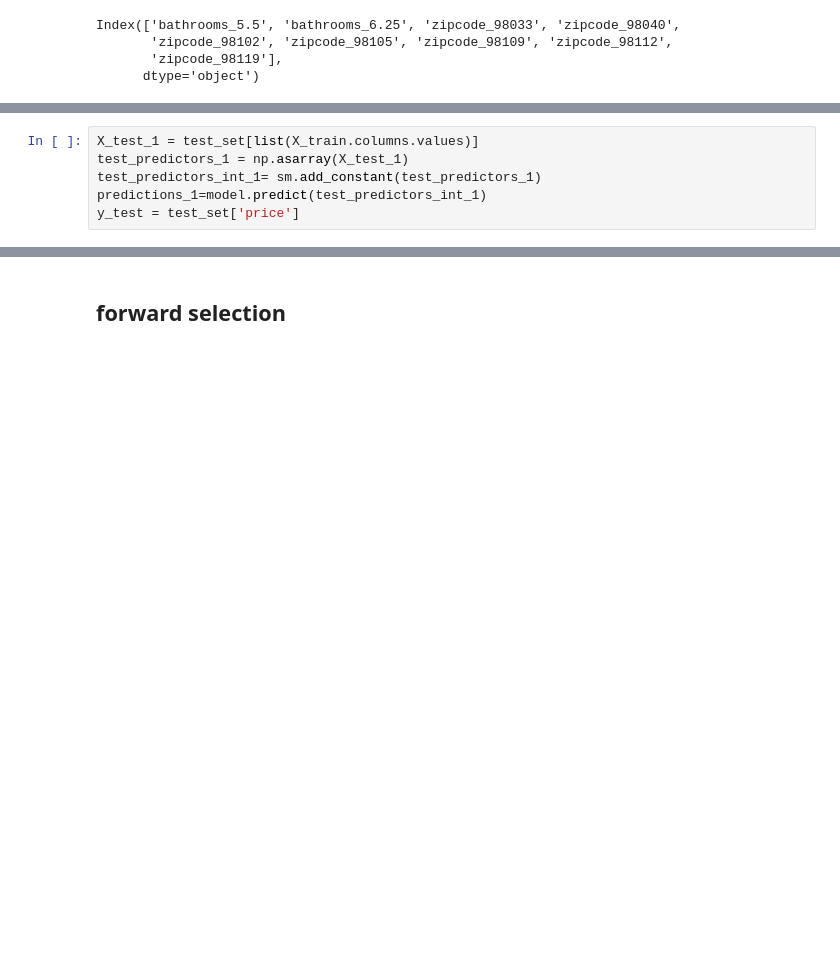
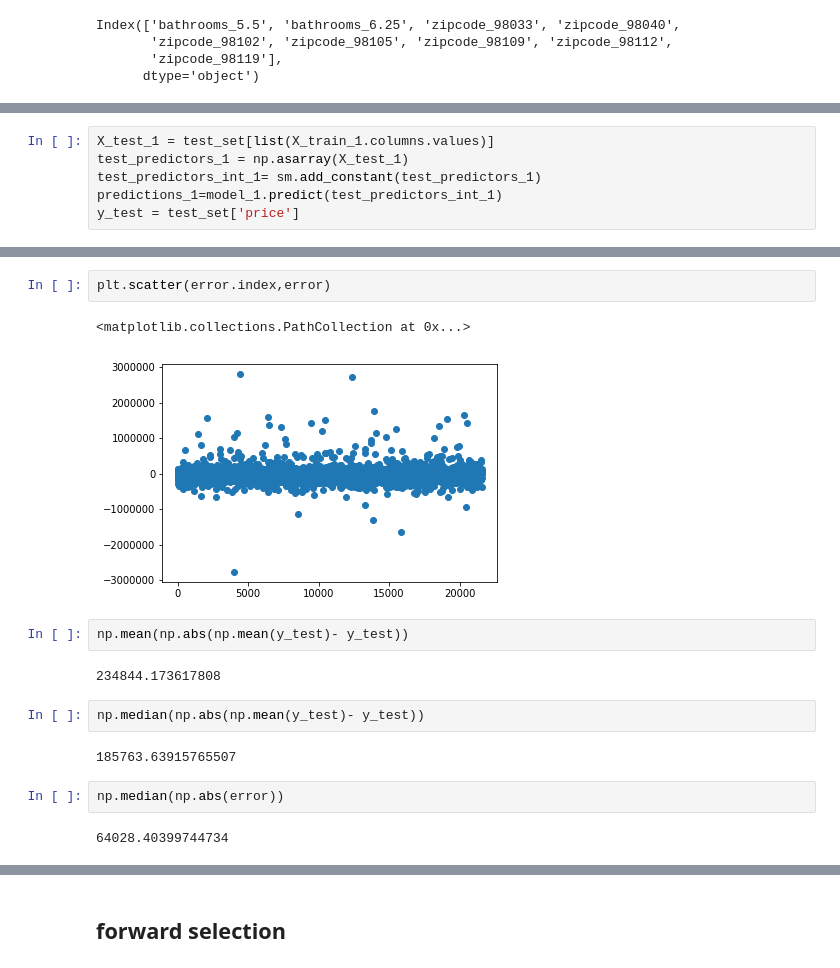
Before and after one commit to linhtdp/linear-regression-mod1-test, a Jupyter notebook: KC_Linear_Regression_05082019.ipynb, the cells around one changed output, grey strips where cells are left out. Saved outputs shown, nothing was run; the diff lists cells and outputs as text; blank space fills up the shorter version.

```diff
--- a/KC_Linear_Regression_05082019.ipynb
+++ b/KC_Linear_Regression_05082019.ipynb
@@ -271,8 +254,8 @@ k_fold_model = KFold(n_splits=10,shuffle=True)
 # %%
-X_test_1 = test_set[list(X_train.columns.values)]
+X_test_1 = test_set[list(X_train_1.columns.values)]
 test_predictors_1 = np.asarray(X_test_1)
 test_predictors_int_1= sm.add_constant(test_predictors_1)
-predictions_1=model.predict(test_predictors_int_1)
+predictions_1=model_1.predict(test_predictors_int_1)
 y_test = test_set['price']
 # %%
 error = y_test-predictions_1
@@ -290,0 +270,17 @@ stats.shapiro(error)
+# %%
+plt.scatter(error.index,error)
+# %% [output]
+<matplotlib.collections.PathCollection at 0x...>
+[figure, added]
+# %%
+np.mean(np.abs(np.mean(y_test)- y_test))
+# %% [output]
+234844.173617808
+# %%
+np.median(np.abs(np.mean(y_test)- y_test))
+# %% [output]
+185763.63915765507
+# %%
+np.median(np.abs(error))
+# %% [output]
+64028.40399744734
```
Also changed, not shown: parts of 28 cells of this notebook, 1 other file.
